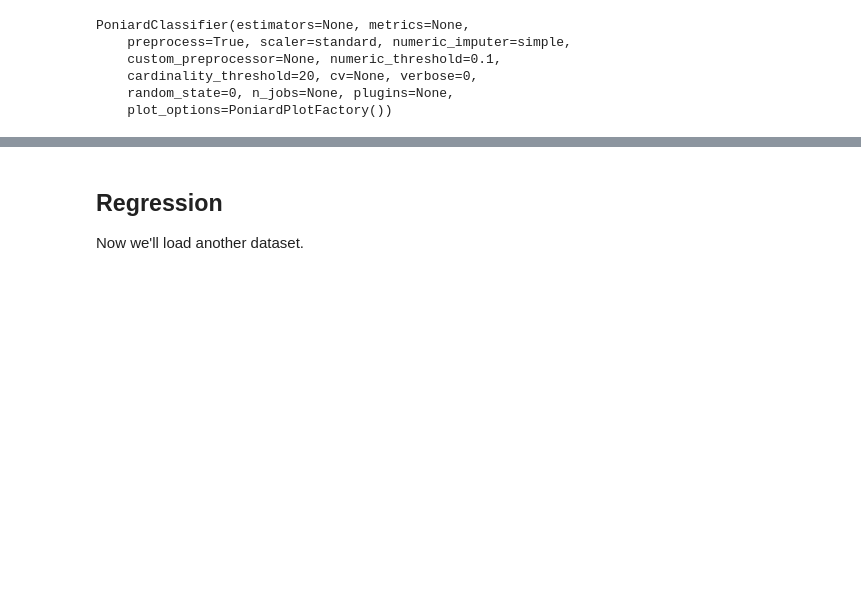
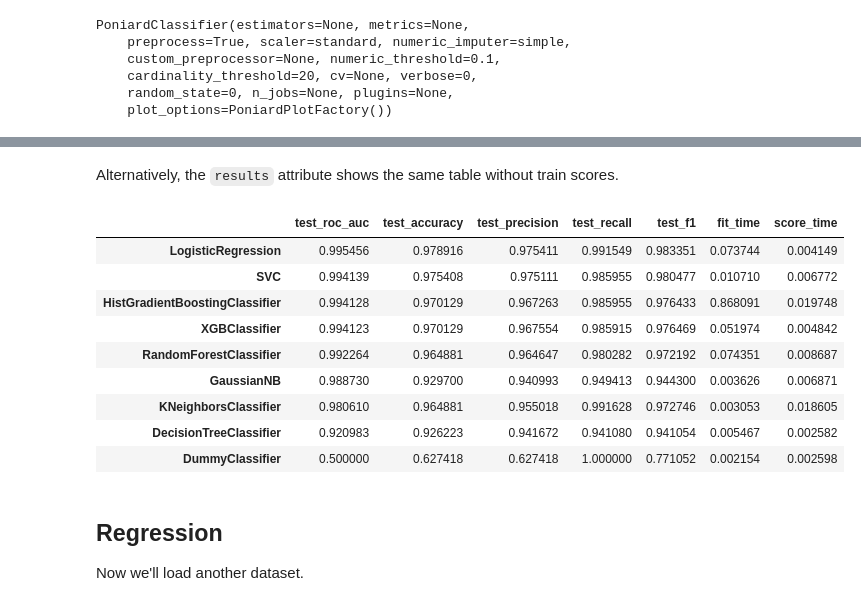
Before and after one commit to rxavier/poniard, a Jupyter notebook: examples/01._basics.ipynb, the cells around one changed output, grey strips where cells are left out. Drawn from its saved outputs; the diff is of its cells as text; code cells hidden in the pictures; blank space fills up the shorter version.

Commit message:
Add results property

```diff
--- a/examples/01._basics.ipynb
+++ b/examples/01._basics.ipynb
@@ -116,6 +118,21 @@ pnd.show_results()
 | KNeighborsClassifier | 0.980610 | 0.998064 | 0.964881 | 0.978472 | 0.955018 | 0.970030 | ... |
 | DecisionTreeClassifier | 0.920983 | 1.000000 | 0.926223 | 1.000000 | 0.941672 | 1.000000 | ... |
 | DummyClassifier | 0.500000 | 0.500000 | 0.627418 | 0.627417 | 0.627418 | 0.627417 | ... |
+# %% [markdown]
+Alternatively, the `results` attribute shows the same table without train scores.
+# %%
+pnd.results
+# %% [output]
+|  | test_roc_auc | test_accuracy | test_precision | test_recall | test_f1 | fit_time | score_time |
+| LogisticRegression | 0.995456 | 0.978916 | 0.975411 | 0.991549 | 0.983351 | 0.073744 | 0.004149 |
+| SVC | 0.994139 | 0.975408 | 0.975111 | 0.985955 | 0.980477 | 0.010710 | 0.006772 |
+| HistGradientBoostingClassifier | 0.994128 | 0.970129 | 0.967263 | 0.985955 | 0.976433 | 0.868091 | 0.019748 |
+| XGBClassifier | 0.994123 | 0.970129 | 0.967554 | 0.985915 | 0.976469 | 0.051974 | 0.004842 |
+| RandomForestClassifier | 0.992264 | 0.964881 | 0.964647 | 0.980282 | 0.972192 | 0.074351 | 0.008687 |
+| GaussianNB | 0.988730 | 0.929700 | 0.940993 | 0.949413 | 0.944300 | 0.003626 | 0.006871 |
+| KNeighborsClassifier | 0.980610 | 0.964881 | 0.955018 | 0.991628 | 0.972746 | 0.003053 | 0.018605 |
+| DecisionTreeClassifier | 0.920983 | 0.926223 | 0.941672 | 0.941080 | 0.941054 | 0.005467 | 0.002582 |
+| DummyClassifier | 0.500000 | 0.627418 | 0.627418 | 1.000000 | 0.771052 | 0.002154 | 0.002598 |
 # %% [markdown]
 ## Regression
 
```
Also changed, not shown: parts of 3 cells of this notebook, 3 other files.
